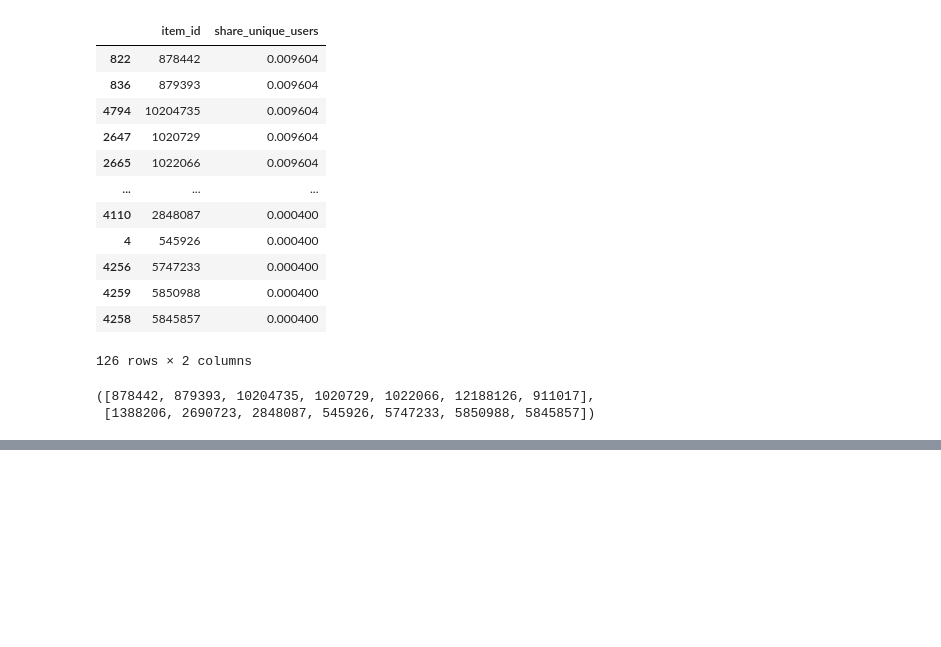
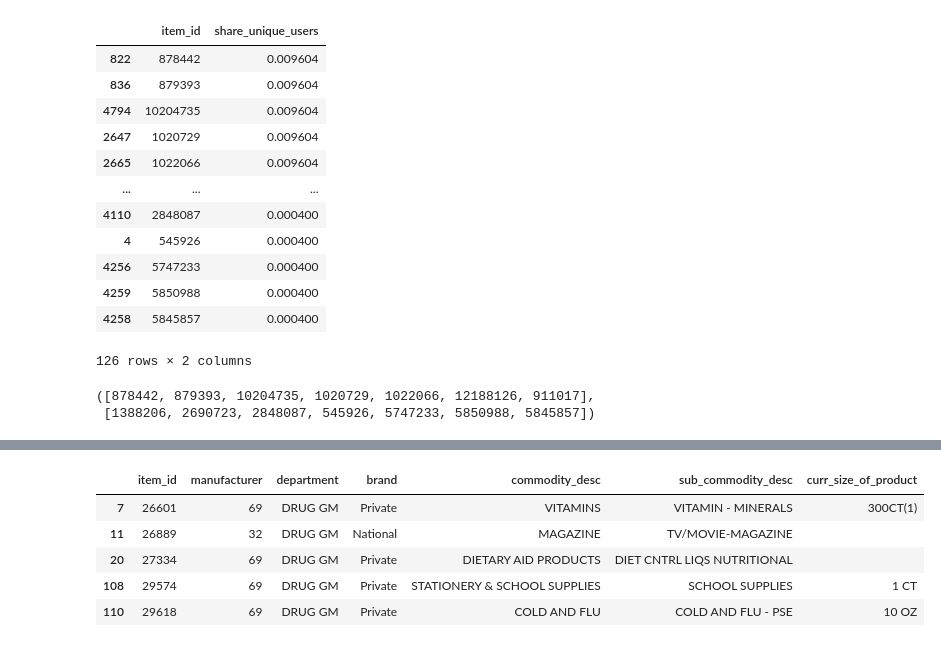
Before and after one commit to VitalyGladyshev/gb_rec_sys, a Jupyter notebook: rc_hw_04.ipynb, the cells around one changed output, grey strips where cells are left out. Saved outputs shown, nothing was run; the diff lists cells and outputs as text; code cells hidden in the pictures; blank space fills up the shorter version.

```diff
--- a/rc_hw_04.ipynb
+++ b/rc_hw_04.ipynb
@@ -244,0 +296,9 @@ data.loc[data['item_id'].isin(unpop_list), 'item_id'] = 999999
+# %%
+item_features[item_features['department'] == 'DRUG GM'].head()
+# %% [output]
+|  | item_id | manufacturer | department | brand | commodity_desc | sub_commodity_desc | curr_size_of_product |
+| 7 | 26601 | 69 | DRUG GM | Private | VITAMINS | VITAMIN - MINERALS | 300CT(1) |
+| 11 | 26889 | 32 | DRUG GM | National | MAGAZINE | TV/MOVIE-MAGAZINE |  |
+| 20 | 27334 | 69 | DRUG GM | Private | DIETARY AID PRODUCTS | DIET CNTRL LIQS NUTRITIONAL |  |
+| 108 | 29574 | 69 | DRUG GM | Private | STATIONERY & SCHOOL SUPPLIES | SCHOOL SUPPLIES | 1 CT |
+| 110 | 29618 | 69 | DRUG GM | Private | COLD AND FLU | COLD AND FLU - PSE | 10 OZ |
```
Also changed, not shown: parts of 24 cells of this notebook.
